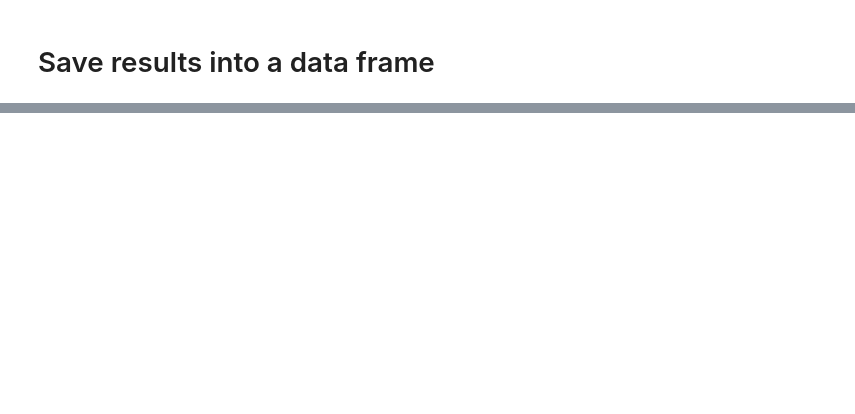
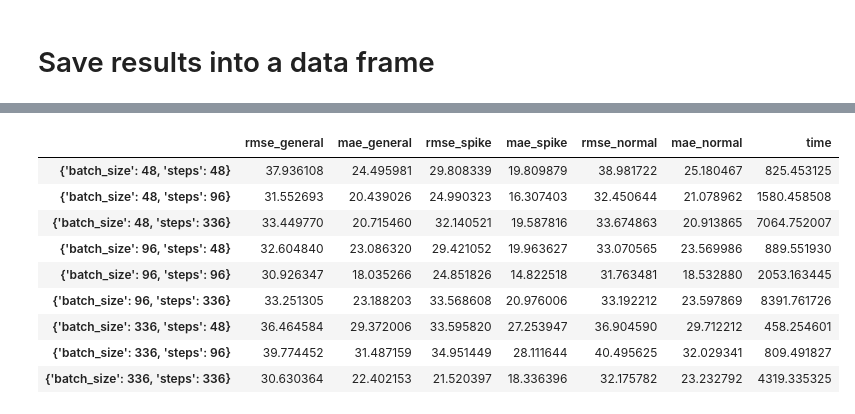
Before and after one commit to mam619/SEF_Thesis, a Jupyter notebook: Regression_LSTM_Tunning/Regression_LSTM_Tuning_1_steps_&_batch_size.ipynb, the cells around one changed output, grey strips where cells are left out. Saved outputs shown, nothing was run; the diff lists cells and outputs as text; code cells hidden in the pictures; blank space fills up the shorter version.

```diff
--- a/Regression_LSTM_Tunning/Regression_LSTM_Tuning_1_steps_&_batch_size.ipynb
+++ b/Regression_LSTM_Tunning/Regression_LSTM_Tuning_1_steps_&_batch_size.ipynb
@@ -34,7 +34,7 @@ data = pd.read_csv('Data_set_1_smaller.csv', index_col = 0)
 features_num = 15
 
 # 2018 data
-data = data.loc[data.index > 2018070000, :]
+data = data.loc[data.index > 2018090000, :]
 
 # reset index
 data.reset_index(inplace = True)
@@ -94,8 +94,10 @@ units = 100
 # batch_size = 96
 
 from sklearn.model_selection import ParameterGrid
+
+# 48 - day; 96 - 2 days; 336 - 1 week
 parameters = {'steps': [48, 96, 336],
-              'batch_size': [100, 200, 300, 400]}
+              'batch_size': [48, 96, 336]}
 
 all_param = ParameterGrid(parameters)
 
@@ -116,16 +118,6 @@ def cut_data(data, batch_size):
     else:
         return data[: -condition]
 
-# divide features and labels
-X_train = data_train[:, 0:15]
-y_train = data_train[:, -1]
-X_test = data_test[:, 0:15]
-y_test = data_test[:, -1]
-
-# divide data into train and test
-X_train, X_val, y_train, y_val = train_test_split(
-         X_train, y_train, test_size = 0.15, shuffle=False)
-
 for i in range(len(all_param)):
 
     start_time = time.time()
@@ -133,6 +125,16 @@ for i in range(len(all_param)):
     # set parameters right
     steps = all_param[i]['steps']
     batch_size = all_param[i]['batch_size']
+
+    # divide features and labels
+    X_train = data_train[:, 0:15]
+    y_train = data_train[:, -1]
+    X_test = data_test[:, 0:15]
+    y_test = data_test[:, -1]
+
+    # divide data into train and test
+    X_train, X_val, y_train, y_val = train_test_split(
+             X_train, y_train, test_size = 0.15, shuffle=False)
 
     # put data into correct shape
     X_train, y_train = split_data(X_train, y_train, steps)
@@ -163,17 +165,19 @@ for i in range(len(all_param)):
 
     model = regressor_tunning()
 
-    # apply patience callback
-    early_stopping = EarlyStopping(monitor = 'val_mse', patience= 25)
+    #apply patience callback
+    #early_stopping = EarlyStopping(monitor = 'mse', patience= 50)
 
     # fitting the LSTM to the training set
     history = model.fit(X_train,
                         y_train,
                         batch_size = batch_size,
-                        epochs = 200,
+                        epochs = 180,
                         shuffle = False,
-                        validation_data = (X_val, y_val),
-                        callbacks = early_stopping)
+                        validation_data = (X_val, y_val))
+
+    # reset states to have suitable predictions
+    model.reset_states()
 
     hist_list.append(history.history['mse'])
     hist_list.append(history.history['val_mse'])
@@ -306,16 +321,29 @@ results.style.apply(highlight_min)
 # %%
 # Save
 results = pd.DataFrame({'rmse_general': rmse_gen,
 
                         'mae_general': mae_gen,
 
                         'rmse_spike': rmse_spi,
 
                         'mae_spike': mae_spi,
 
                         'rmse_normal': rmse_nor,
 
                         'mae_normal': mae_nor,
 
                         'time': time_count}, index = all_param)
+
+results.to_csv('Results_LSTM_steps_batch.csv')
 results
+# %% [output]
+|  | rmse_general | mae_general | rmse_spike | mae_spike | rmse_normal | mae_normal | time |
+| {'batch_size': 48, 'steps': 48} | 37.936108 | 24.495981 | 29.808339 | 19.809879 | 38.981722 | 25.180467 | 825.453125 |
+| {'batch_size': 48, 'steps': 96} | 31.552693 | 20.439026 | 24.990323 | 16.307403 | 32.450644 | 21.078962 | 1580.458508 |
+| {'batch_size': 48, 'steps': 336} | 33.449770 | 20.715460 | 32.140521 | 19.587816 | 33.674863 | 20.913865 | 7064.752007 |
+| {'batch_size': 96, 'steps': 48} | 32.604840 | 23.086320 | 29.421052 | 19.963627 | 33.070565 | 23.569986 | 889.551930 |
+| {'batch_size': 96, 'steps': 96} | 30.926347 | 18.035266 | 24.851826 | 14.822518 | 31.763481 | 18.532880 | 2053.163445 |
+| {'batch_size': 96, 'steps': 336} | 33.251305 | 23.188203 | 33.568608 | 20.976006 | 33.192212 | 23.597869 | 8391.761726 |
+| {'batch_size': 336, 'steps': 48} | 36.464584 | 29.372006 | 33.595820 | 27.253947 | 36.904590 | 29.712212 | 458.254601 |
+| {'batch_size': 336, 'steps': 96} | 39.774452 | 31.487159 | 34.951449 | 28.111644 | 40.495625 | 32.029341 | 809.491827 |
+| {'batch_size': 336, 'steps': 336} | 30.630364 | 22.402153 | 21.520397 | 18.336396 | 32.175782 | 23.232792 | 4319.335325 |
```
Also changed, not shown: parts of 4 cells of this notebook, 21 other files.
